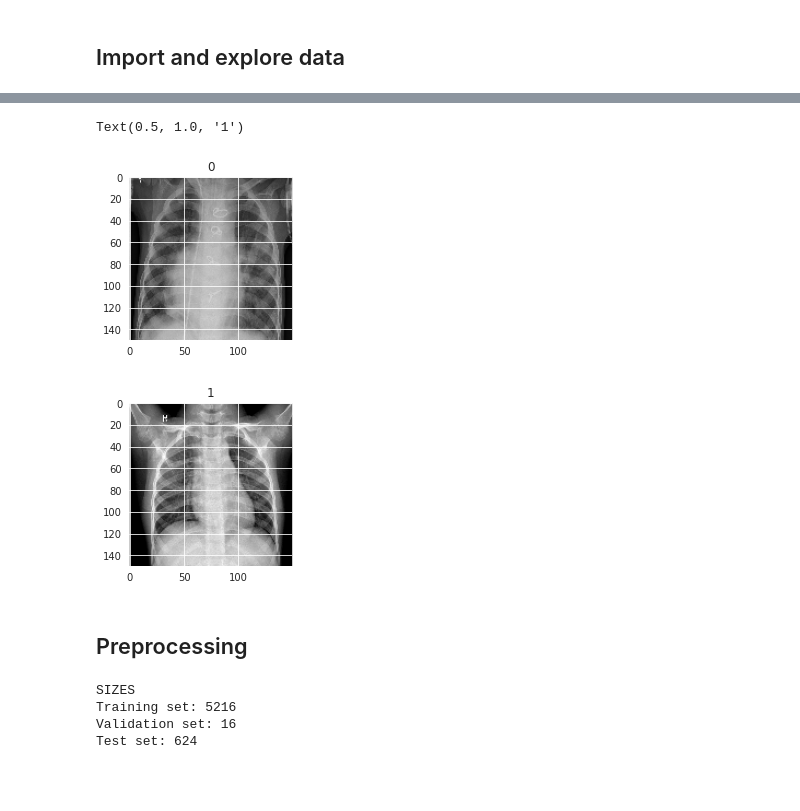
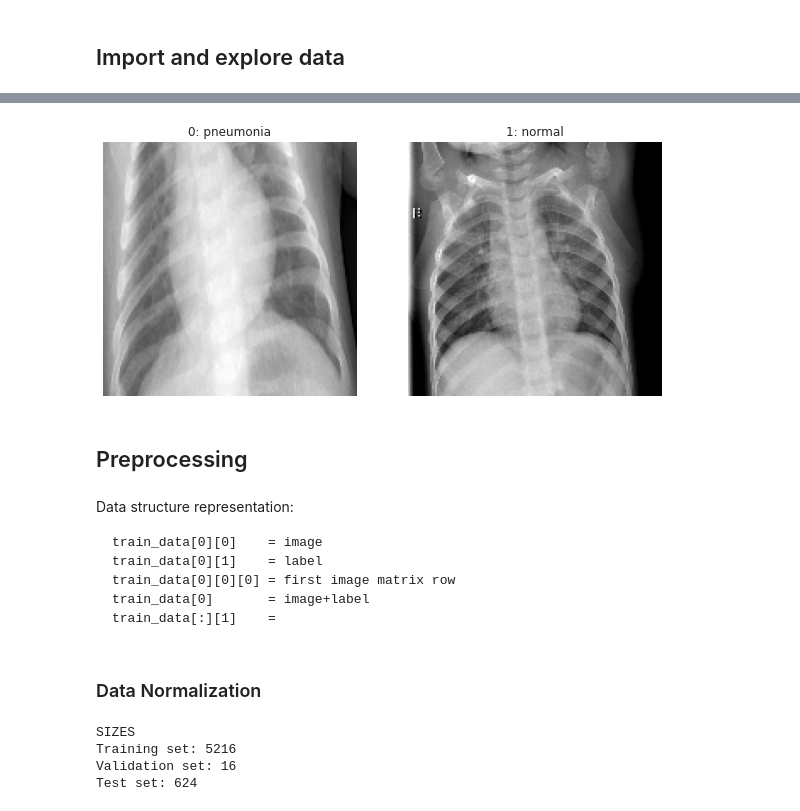
Before and after one commit to AlbertoZerbinati/pneumonia-xray-detection, a Jupyter notebook: pneumonia.ipynb, the cells around one changed output, grey strips where cells are left out. Saved outputs shown, nothing was run; the diff lists cells and outputs as text; code cells hidden in the pictures; blank space fills up the shorter version.

````diff
--- a/pneumonia.ipynb
+++ b/pneumonia.ipynb
@@ -154,16 +150,20 @@ We will apply data augmentation methods to increase the number of training image
 !!!
 # %%
 # display some sample images
-plt.figure(figsize=(3,3))
-plt.imshow(train_data[10][0], cmap='gray') #label 0 = pneumonia
-plt.title(train_data[10][1])
+fig = plt.figure(figsize=(10,10))
+fig.add_subplot(1,2,1)
+plt.imshow(train_data[10][0], cmap='gray') # label 0 = pneumonia
+plt.grid(None)
+plt.axis('off')
+plt.title(f"{train_data[10][1]}: pneumonia")
 
-plt.figure(figsize=(3,3))
-plt.imshow(train_data[-1][0], cmap='gray') #label 1 = normal
-plt.title(train_data[-1][1])
+fig.add_subplot(1,2,2)
+plt.imshow(train_data[-1][0], cmap='gray') # label 1 = normal
+plt.grid(None)
+plt.axis('off')
+plt.title(f"{train_data[-1][1]}: normal")
+plt.show()
 # %% [output]
-Text(0.5, 1.0, '1')
-[figure, old version]
+[figure, new version]
-[figure, removed]
 # %% [markdown]
 ## Preprocessing
@@ -175,0 +170,9 @@ Text(0.5, 1.0, '1')
+# %% [markdown]
+Data structure representation:
+```
+train_data[0][0]    = image
+train_data[0][1]    = label
+train_data[0][0][0] = first image matrix row
+train_data[0]       = image+label
+train_data[:][1]    =
+```
@@ -176 +203,3 @@ Text(0.5, 1.0, '1')
+# %% [markdown]
+### Data Normalization
 # %%
````
Also changed, not shown: parts of 40 cells of this notebook, 1 other file.
